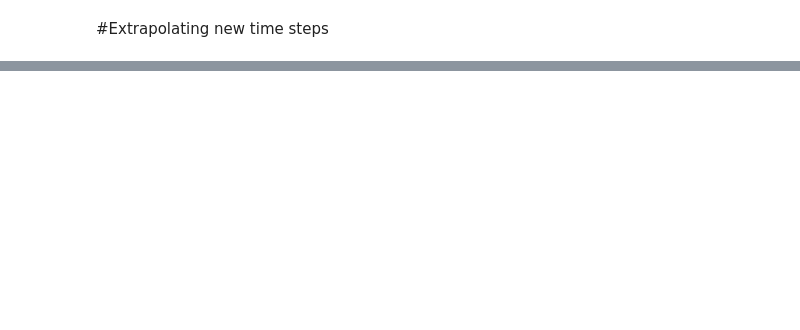
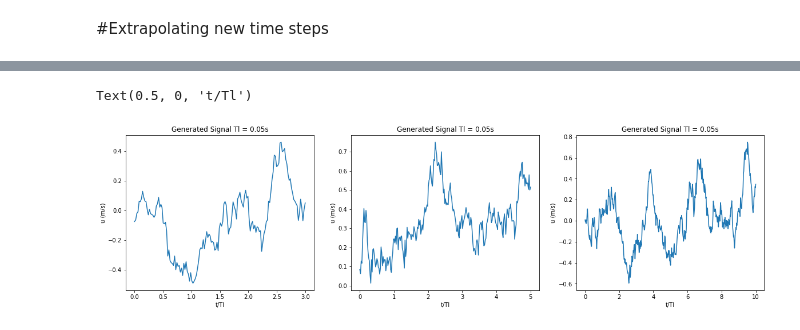
Before and after one commit to ferngonzalezp/Langevin-GAN, a Jupyter notebook: lstm_gan_langevin_pytorch.ipynb, the cells around one changed output, grey strips where cells are left out. Cells and saved outputs as stored; diff of their text form; code cells hidden in the pictures; blank space fills up the shorter version.

```diff
--- a/lstm_gan_langevin_pytorch.ipynb
+++ b/lstm_gan_langevin_pytorch.ipynb
@@ -867,5 +881,5 @@ netG.load_state_dict(torch.load('/content/lstm_gan.pt'))
 # %%
-num_examples_to_generate = 5000
+num_examples_to_generate = 2500
 #Generate Langevin with Tl = 0.05 t = 3*Tl
 manualSeed = random.randint(1, 10000) # use if you want new results
 random.seed(manualSeed)
@@ -899,20 +913,23 @@ t3 = np.linspace(0,10,nPred*10)
 # %%
 plt.figure(figsize=(20,5))
 plt.subplot(1,3,1)
-plt.plot(t1,predicted_langevin_1[np.random.random_integers(0,4999),:,0])
+plt.plot(t1,predicted_langevin_1[np.random.random_integers(0,num_examples_to_generate-1),:,0])
 plt.title("Generated Signal Tl = "+ str(Tl[0])+"s")
 plt.ylabel("u (m/s)")
 plt.xlabel("t/Tl")
 plt.subplot(1,3,2)
-plt.plot(t2,predicted_langevin_2[np.random.random_integers(0,4999),:,0])
+plt.plot(t2,predicted_langevin_2[np.random.random_integers(0,num_examples_to_generate-1),:,0])
 plt.title("Generated Signal Tl = "+ str(Tl[0])+"s")
 plt.ylabel("u (m/s)")
 plt.xlabel("t/Tl")
 plt.subplot(1,3,3)
-plt.plot(t3,predicted_langevin_3[np.random.random_integers(0,4999),:,0])
+plt.plot(t3,predicted_langevin_3[np.random.random_integers(0,num_examples_to_generate-1),:,0])
 plt.title("Generated Signal Tl = "+ str(Tl[0])+"s")
 plt.ylabel("u (m/s)")
 plt.xlabel("t/Tl")
+# %% [output]
+Text(0.5, 0, 't/Tl')
+[figure, added]
 # %%
 plt.figure(figsize=(20,8))
 mean_gen = np.zeros(nPred*3)
```
Also changed, not shown: parts of 25 cells of this notebook.
